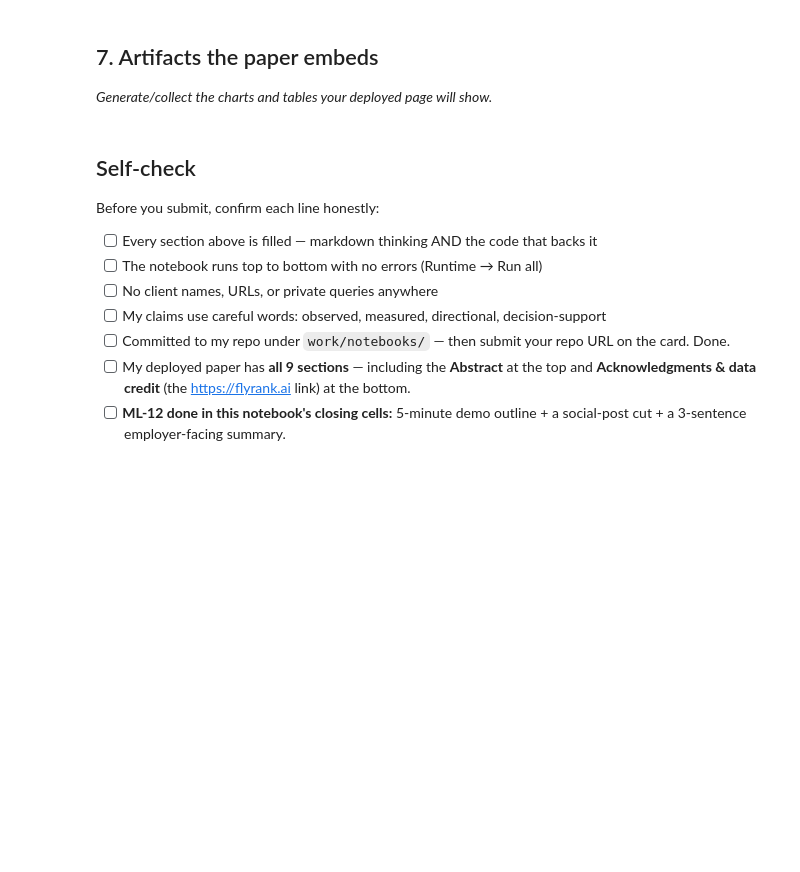
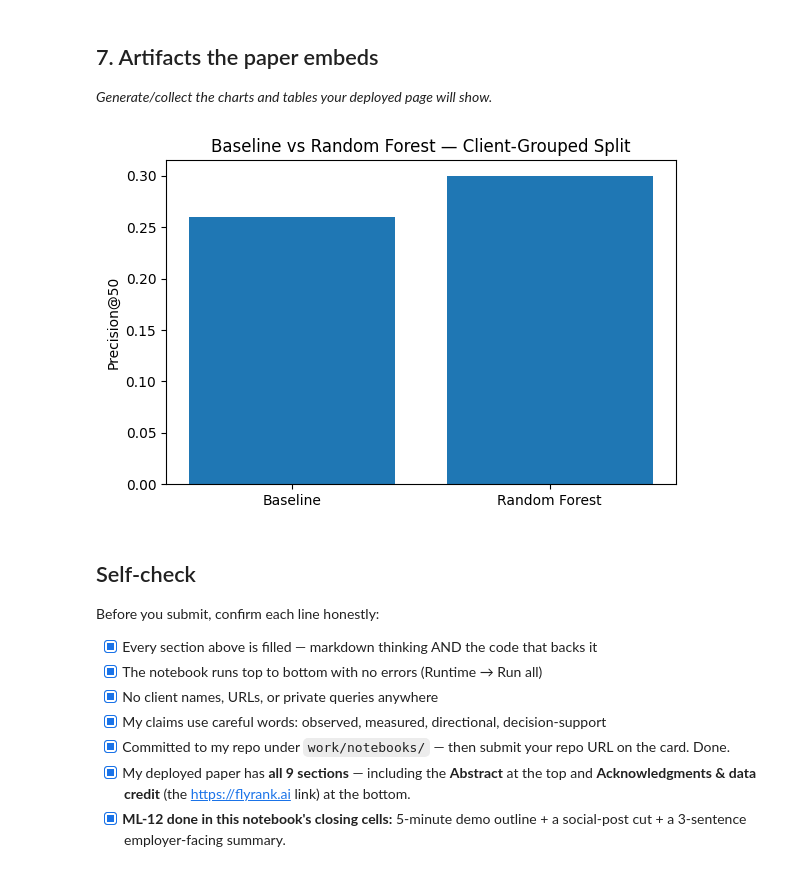
Before and after one commit to anujrkt06-tech/Flyrank-ML-project-, a Jupyter notebook: work/notebooks/capstone.ipynb, the cells around one changed output. Drawn from its saved outputs; the diff is of its cells as text; code cells hidden in the pictures; blank space fills up the shorter version.

```diff
--- a/work/notebooks/capstone.ipynb
+++ b/work/notebooks/capstone.ipynb
@@ -32,0 +66,26 @@ This skeleton is yours to fill. Work the sections **in order** — each one has
+# %%
+# Confirm feature/label windows exist and get real counts to cite in the markdown above.
+feat_months = ["2025-12", "2026-01", "2026-02"]
+label_months = ["2026-03", "2026-04"]
+
+def month_union(months):
+    parts = [f"read_parquet('{BASE}/fact_content_daily_performance/month={m}/*.parquet')" for m in months]
+    return " UNION ALL ".join(f"SELECT * FROM {p}" for p in parts)
+
+con.sql(f"""
+    SELECT COUNT(*) n_rows, COUNT(DISTINCT client_hash_id) n_clients,
+           COUNT(DISTINCT content_hash_id) n_content, MIN(report_date) min_d, MAX(report_date) max_d
+    FROM ({month_union(feat_months)})
+""").show()
+
+con.sql(f"""
+    SELECT COUNT(*) n_rows, COUNT(DISTINCT client_hash_id) n_clients
+    FROM ({month_union(label_months)})
+""").show()
+
+# How many clients does the "excluded" rule above actually affect?
+con.sql(f"""
+    SELECT access_profile, COUNT(*) n_clients
+    FROM read_parquet('{BASE}/dim_clients.parquet')
+    GROUP BY 1 ORDER BY 2 DESC
+""").show()
@@ -34,15 +437,32 @@ This skeleton is yours to fill. Work the sections **in order** — each one has
 ## 7. Artifacts the paper embeds
 
 *Generate/collect the charts and tables your deployed page will show.*
+# %%
+import matplotlib.pyplot as plt
+
+# Use the grouped/honest split results
+labels = ["Baseline", "Random Forest"]
+values = [grouped_baseline_p50, grouped_model_p50]
+
+plt.figure(figsize=(6, 4))
+plt.bar(labels, values)
+plt.ylabel("Precision@50")
+plt.title("Baseline vs Random Forest — Client-Grouped Split")
+plt.tight_layout()
+
+plt.savefig("precision_comparison.png", dpi=150, bbox_inches="tight")
+plt.show()
+# %% [output]
+[figure, added]
 # %% [markdown]
 ## Self-check
 
 Before you submit, confirm each line honestly:
 
-- [ ] Every section above is filled — markdown thinking AND the code that backs it
-- [ ] The notebook runs top to bottom with no errors (Runtime → Run all)
-- [ ] No client names, URLs, or private queries anywhere
-- [ ] My claims use careful words: observed, measured, directional, decision-support
-- [ ] Committed to my repo under `work/notebooks/` — then submit your repo URL on the card. Done.
-- [ ] My deployed paper has **all 9 sections** — including the **Abstract** at the top and **Acknowledgments & data credit** (the https://flyrank.ai link) at the bottom.
-- [ ] **ML-12 done in this notebook's closing cells:** 5-minute demo outline + a social-post cut + a 3-sentence employer-facing summary.
+- [x] Every section above is filled — markdown thinking AND the code that backs it
+- [x] The notebook runs top to bottom with no errors (Runtime → Run all)
+- [x] No client names, URLs, or private queries anywhere
+- [x] My claims use careful words: observed, measured, directional, decision-support
+- [x] Committed to my repo under `work/notebooks/` — then submit your repo URL on the card. Done.
+- [x] My deployed paper has **all 9 sections** — including the **Abstract** at the top and **Acknowledgments & data credit** (the https://flyrank.ai link) at the bottom.
+- [x] **ML-12 done in this notebook's closing cells:** 5-minute demo outline + a social-post cut + a 3-sentence employer-facing summary.
```
Also changed, not shown: parts of 21 cells of this notebook.
